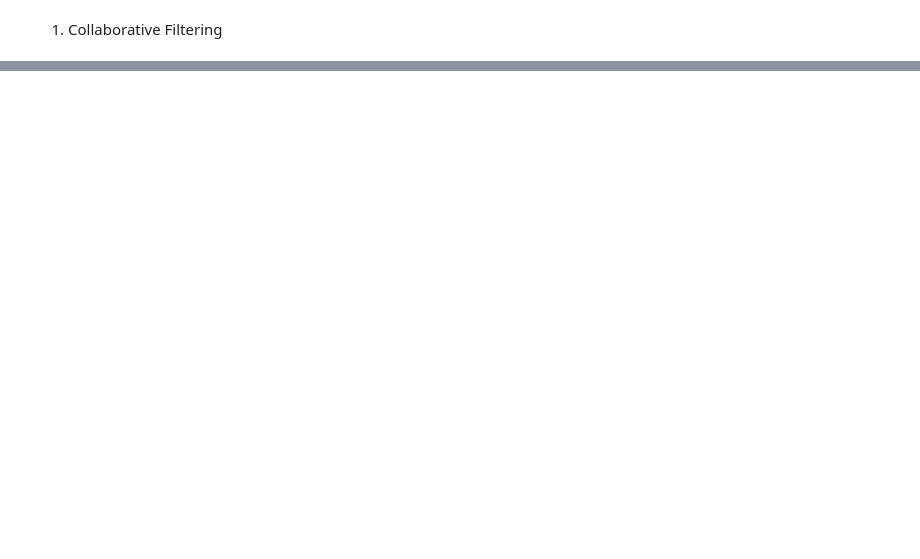
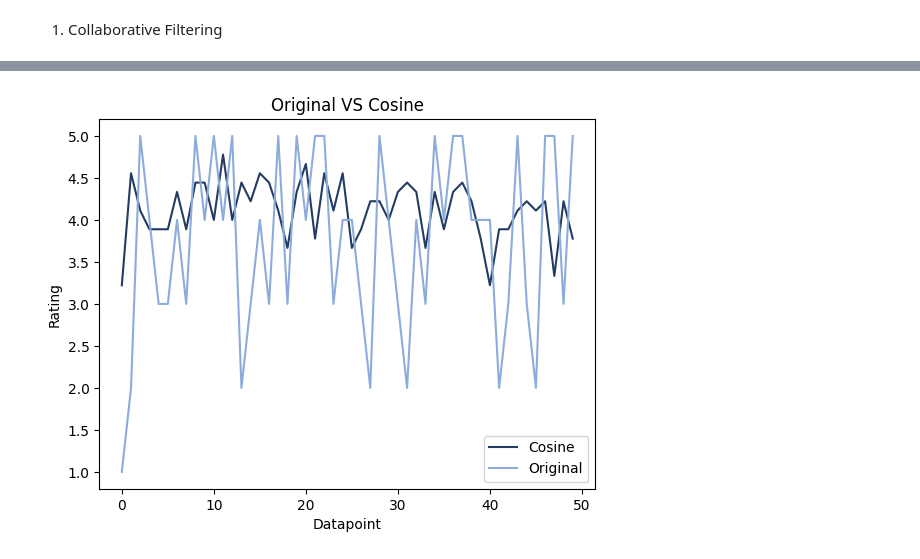
Before and after one commit to AliFehmi/MLProjects, a Jupyter notebook: movieRecommender.ipynb, the cells around one changed output, grey strips where cells are left out. Drawn from its saved outputs; the diff is of its cells as text; code cells hidden in the pictures; blank space fills up the shorter version.

```diff
--- a/movieRecommender.ipynb
+++ b/movieRecommender.ipynb
@@ -419,0 +197,3 @@ To use the future default and silence this warning we advise to pass `rcond=None
+# %%
+user_ratings_pivot1 = recommendation_df.pivot(index="userId", columns = "movieId", values="rating")
+user_ratings_pivot1.head()
@@ -419,0 +358,29 @@ To use the future default and silence this warning we advise to pass `rcond=None
+# %%
+def similarity(metric , list_not_empty , k):
+    l = []
+    for i in list_not_empty[0:50]:
+        target_user = user_ratings_pivot2.iloc[[i]]
+        remove_movie_we_are_predicting = user_ratings_pivot2.drop( 1 , axis =1)
+        users_watched_this_movie = user_ratings_pivot1[1]
+        df_filled_users_watched_thismovie = user_ratings_pivot2[users_watched_this_movie.notnull()]
+        users_watched_this_movie.dropna(inplace = True)
+        user_knn = KNeighborsRegressor(metric= metric , n_neighbors=k)
+        user_knn.fit(df_filled_users_watched_thismovie, users_watched_this_movie)
+        user_user_pred = user_knn.predict(target_user)
+        l.append(user_user_pred[0])
+    return l
+# %%
+best_k= None
+best_error = 2
+k_results =[]
+for i in range(1,21):
+    #we will use cosine similarity it gives better results already
+    test_cosine = similarity('cosine', l, i)
+    evaluation = sklearn.metrics.mean_squared_error(original, test_cosine)
+    k_results.append(evaluation)
+    print("The evaluation at k = "+ str(i) + " equals to "+ str(evaluation))
+    if evaluation < best_error:
+        best_k = i
+        best_error = evaluation
+
+print("---------------------Final Best result at K => " + str(best_k)+ "-------------------------------")
@@ -419,0 +405,15 @@ To use the future default and silence this warning we advise to pass `rcond=None
+# %%
+test_cosine = similarity('cosine', l, best_k)
+test_jaccard = similarity('jaccard', l, best_k)
+test_euclidean = similarity('euclidean', l, best_k)
+test_manhattan = similarity('manhattan', l, best_k)
+# %%
+plt.plot(test_cosine, label = "Cosine",color="#243c63")
+plt.plot(original, label = "Original", color ='#8cacdc')
+plt.legend()
+plt.xlabel("Datapoint")
+plt.ylabel("Rating")
+plt.title('Original VS Cosine')
+plt.show()
+# %% [output]
+[figure, added]
```
Also changed, not shown: parts of 58 cells of this notebook.
